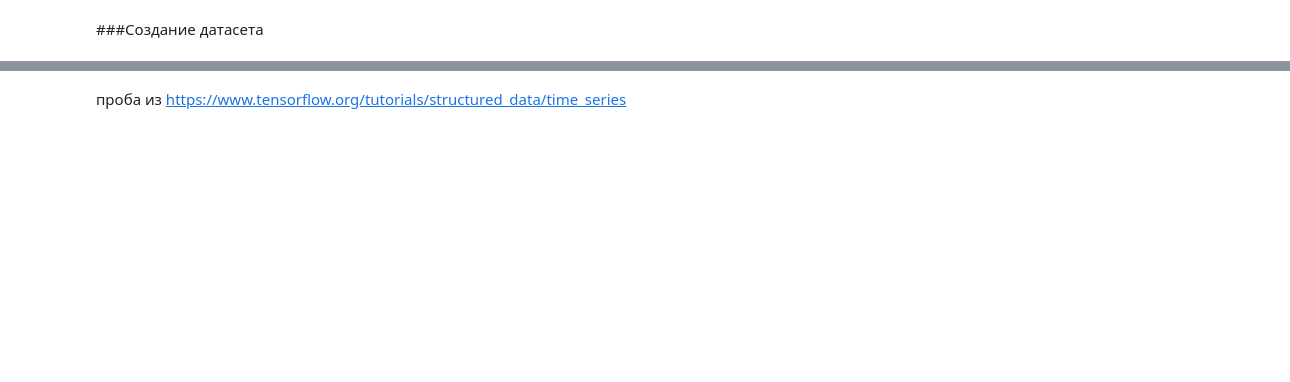
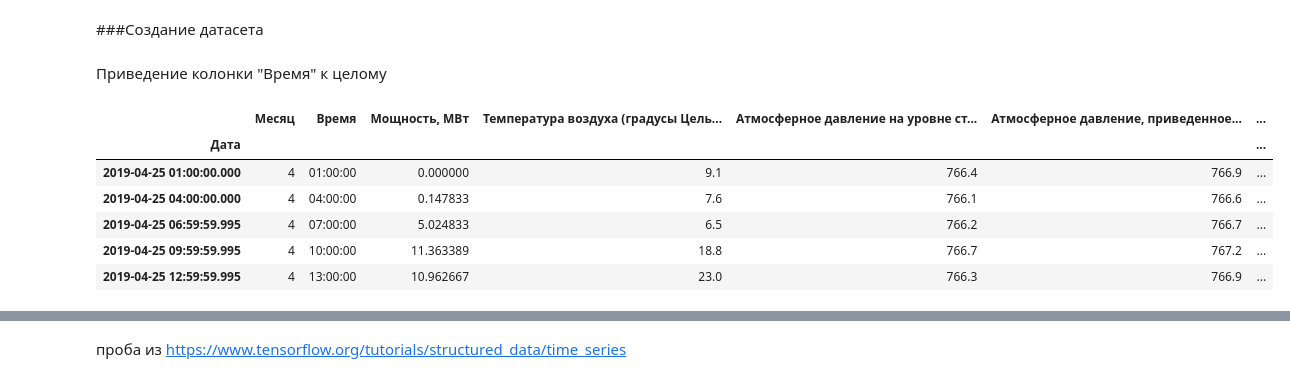
Before and after one commit to andrew-veriga/sunpower, a Jupyter notebook: model.ipynb, the cells around one changed output, grey strips where cells are left out. Cells and saved outputs as stored; diff of their text form; code cells hidden in the pictures; blank space fills up the shorter version.

```diff
--- a/model.ipynb
+++ b/model.ipynb
@@ -92,0 +102,14 @@ array([<matplotlib.axes._subplots.AxesSubplot object at 0x...>,
+# %% [markdown]
+Приведение колонки "Время" к целому
+# %%
+series.insert(0,'Месяц', series.index.month)
+series.columns
+series.head()
+# %% [output]
+|  | Месяц | Время | Мощность, МВт | Температура воздуха (градусы Цель... | Атмосферное давление на уровне ст... | Атмосферное давление, приведенное... | ... |
+| Дата |  |  |  |  |  |  | ... |
+| 2019-04-25 01:00:00.000 | 4 | 01:00:00 | 0.000000 | 9.1 | 766.4 | 766.9 | ... |
+| 2019-04-25 04:00:00.000 | 4 | 04:00:00 | 0.147833 | 7.6 | 766.1 | 766.6 | ... |
+| 2019-04-25 06:59:59.995 | 4 | 07:00:00 | 5.024833 | 6.5 | 766.2 | 766.7 | ... |
+| 2019-04-25 09:59:59.995 | 4 | 10:00:00 | 11.363389 | 18.8 | 766.7 | 767.2 | ... |
+| 2019-04-25 12:59:59.995 | 4 | 13:00:00 | 10.962667 | 23.0 | 766.3 | 766.9 | ... |
```
Also changed, not shown: parts of 17 cells of this notebook.
